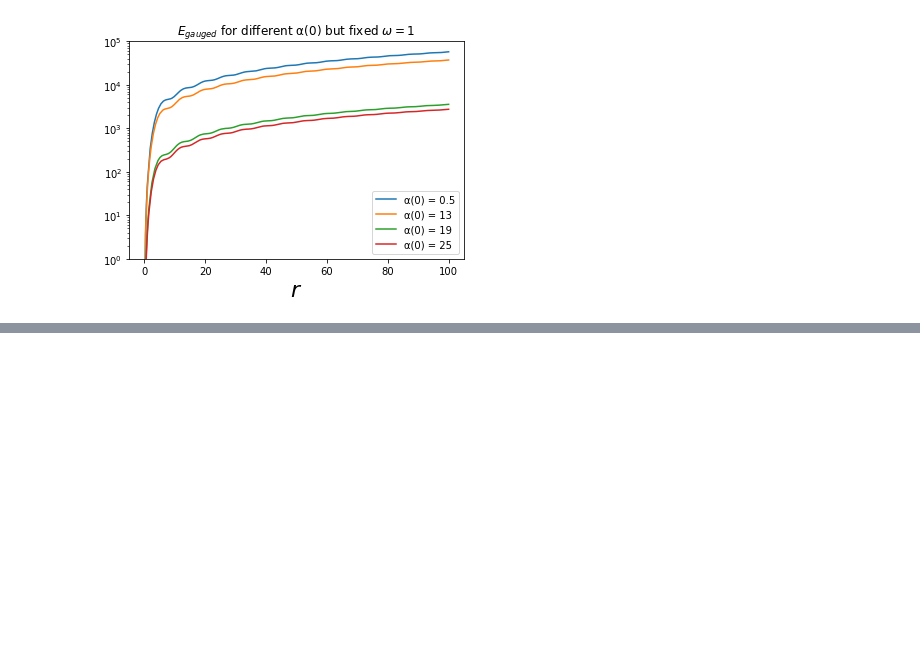
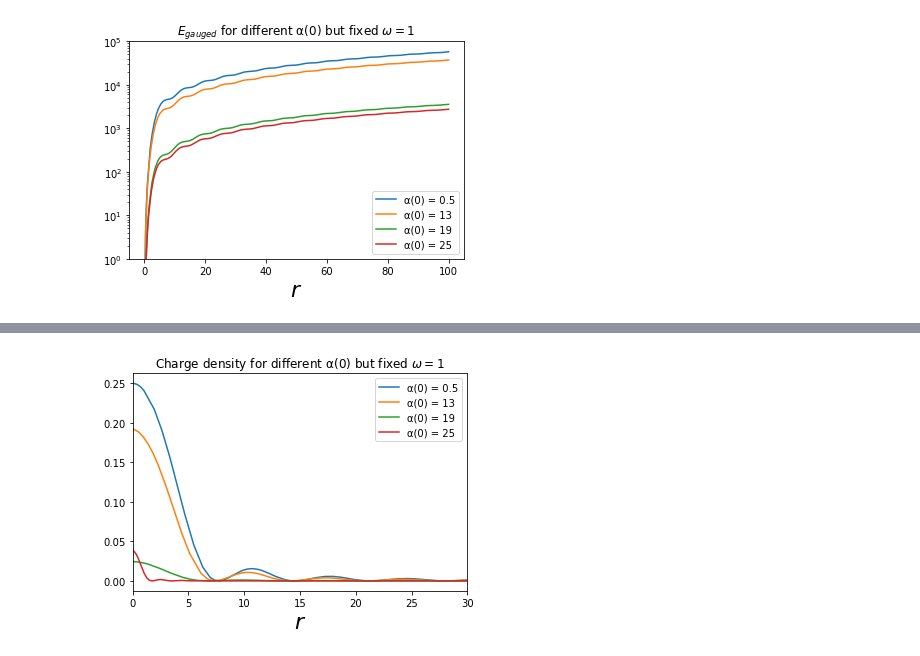
Before and after one commit to SumeetChougule/Skyrme-Q-balls, a Jupyter notebook: notebooks/UGQ_ball.ipynb, the cells around one changed output, grey strips where cells are left out. Cells and saved outputs as stored; diff of their text form; code cells hidden in the pictures; blank space fills up the shorter version.

```diff
--- a/notebooks/UGQ_ball.ipynb
+++ b/notebooks/UGQ_ball.ipynb
@@ -119,0 +137,18 @@ plt.savefig('Qu.png', dpi =1000)
+# %%
+plt.plot(n0.rn, n0.QD(), label = 'α(0) = 0.5')
+#plt.plot(n2.rn, n2.E(),   label =   'α(0) = 7')
+#plt.plot(n3.rn, n3.E(), label = 'α(0) = 10')
+plt.plot(n4.rn, n4.QD(), label = 'α(0) = 13')
+plt.plot(n5.rn, n5.QD(), label = 'α(0) = 19')
+plt.plot(n6.rn, n6.QD(), label = 'α(0) = 25')
+#plt.text(5, .51,'$0π$')
+#plt.text(51, .99,'$π/4$')
+plt.xlabel('$r$', fontsize=22)
+plt.xlim([0, 30])
+#plt.ylim([0.0001, 1e1])
+plt.title('Charge density for different α(0) but fixed $\omega=1$')
+plt.legend(loc='best')
+#plt.show()
+plt.savefig('QDu.png', dpi =1000)
+# %% [output]
+[figure, added]
```
Also changed, not shown: parts of 5 cells of this notebook.
